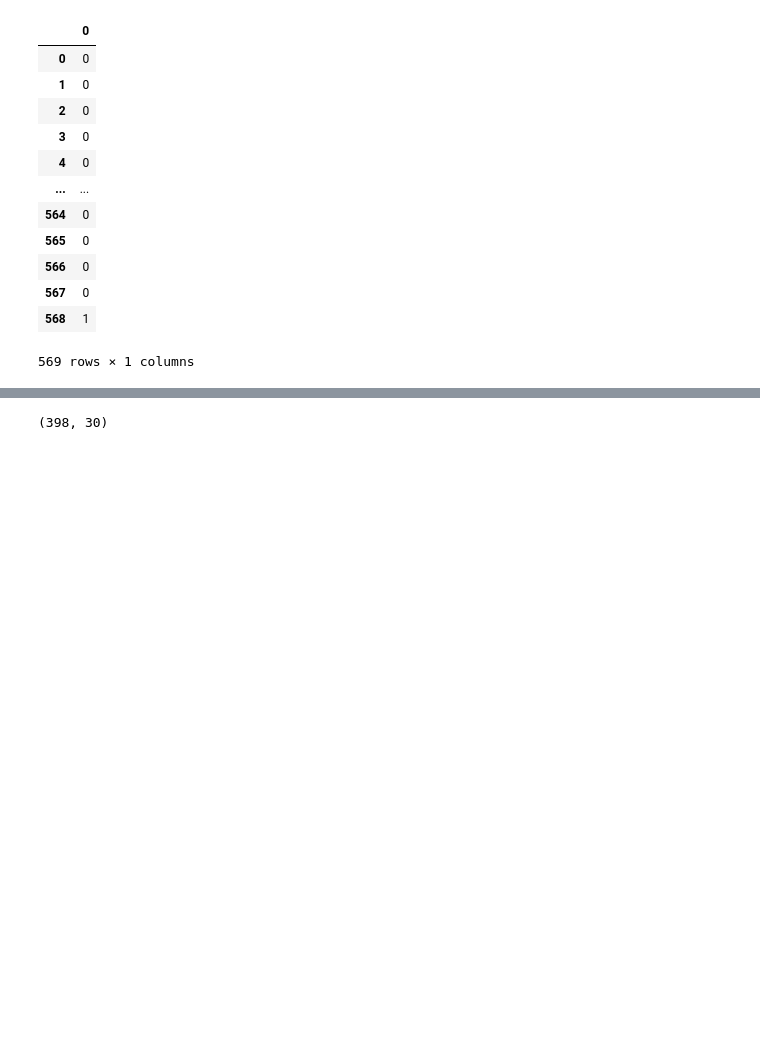
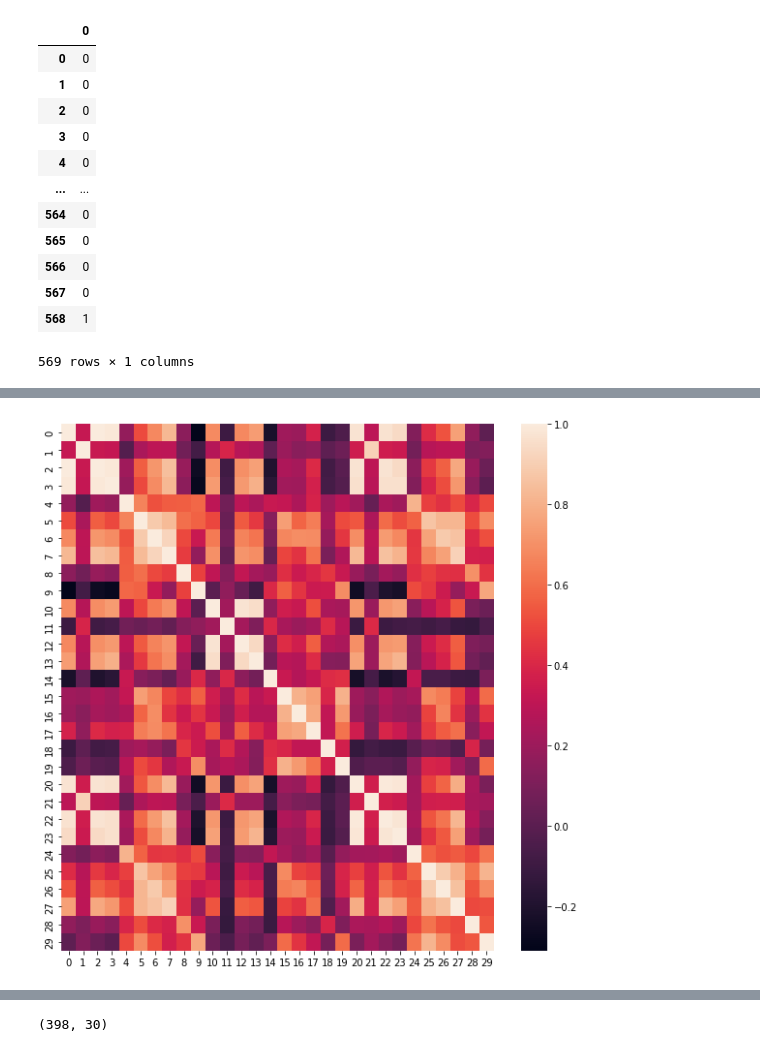
Before and after one commit to Diacod-I/congeny, a Jupyter notebook: BreastCancerDetection.ipynb, the cells around one changed output, grey strips where cells are left out. Cells and saved outputs as stored; diff of their text form; code cells hidden in the pictures; blank space fills up the shorter version.

```diff
--- a/BreastCancerDetection.ipynb
+++ b/BreastCancerDetection.ipynb
@@ -91,0 +111,6 @@ Y
+# %%
+plt.figure(figsize=(10,10))
+sns.heatmap(X.corr())
+plt.show()
+# %% [output]
+[figure, added]
```
Also changed, not shown: parts of 13 cells of this notebook.
